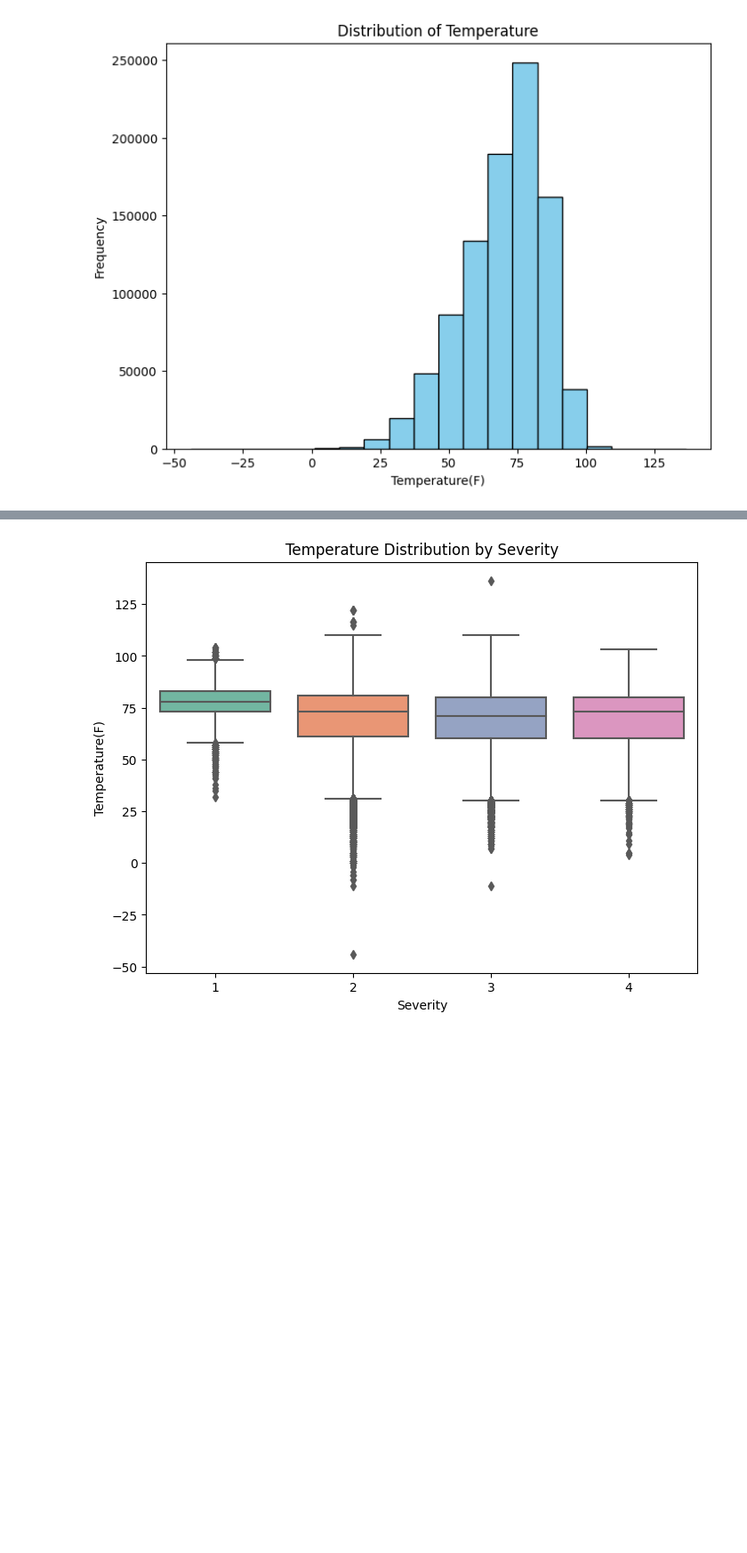
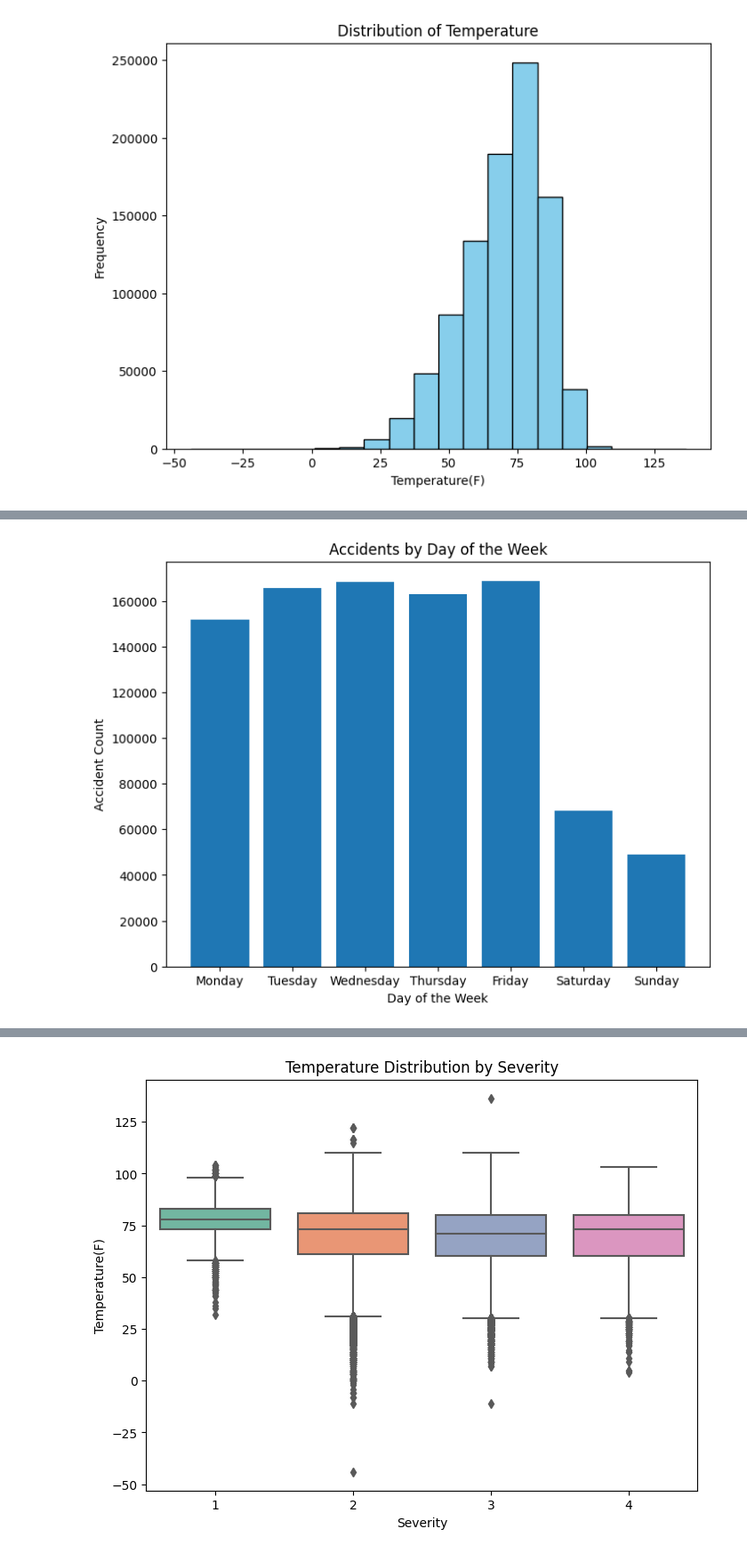
Before and after one commit to 200539302/DataAnalyticsProject, a Jupyter notebook: Data Visualization.ipynb, the cells around one changed output, grey strips where cells are left out. Shown at 89% size. Drawn from its saved outputs; the diff is of its cells as text; code cells hidden in the pictures; blank space fills up the shorter version.

```diff
--- a/Data Visualization.ipynb
+++ b/Data Visualization.ipynb
@@ -43,0 +77,13 @@ plt.show()
+# %%
+data['Start_Time'] = pd.to_datetime(data['Start_Time'])
+day_of_week_counts = data['Start_Time'].dt.day_name().value_counts()
+plt.figure(figsize=(8, 6))
+day_order = ['Monday', 'Tuesday', 'Wednesday', 'Thursday', 'Friday', 'Saturday', 'Sunday']
+day_of_week_counts = day_of_week_counts.reindex(day_order)
+plt.bar(day_of_week_counts.index, day_of_week_counts.values)
+plt.xlabel('Day of the Week')
+plt.ylabel('Accident Count')
+plt.title('Accidents by Day of the Week')
+plt.show()
+# %% [output]
+[figure, added]
```
Also changed, not shown: parts of 10 cells of this notebook, 2 other files.
